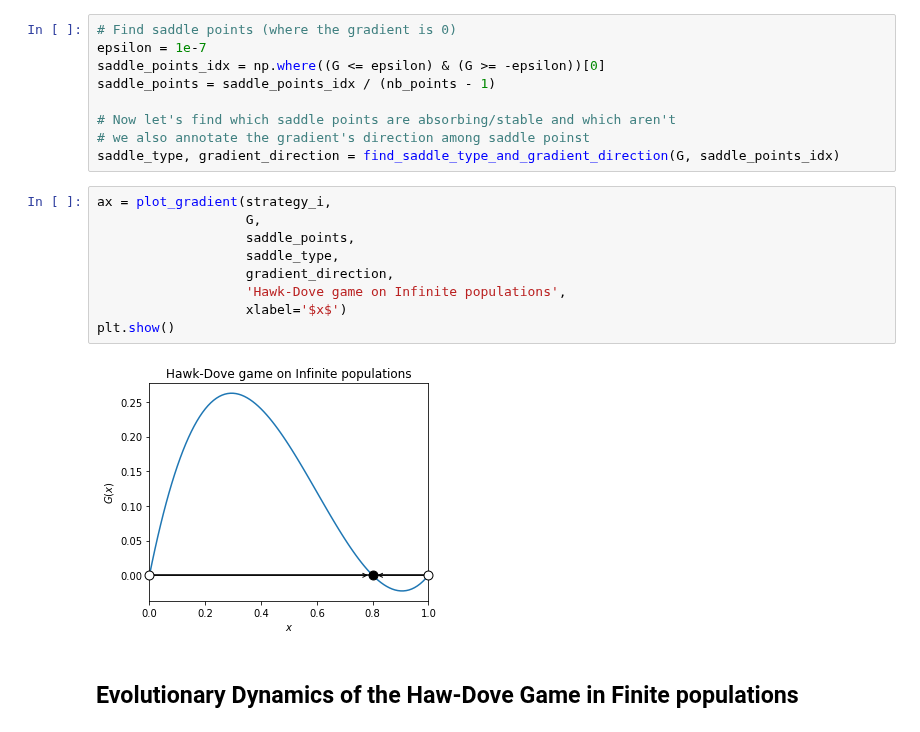
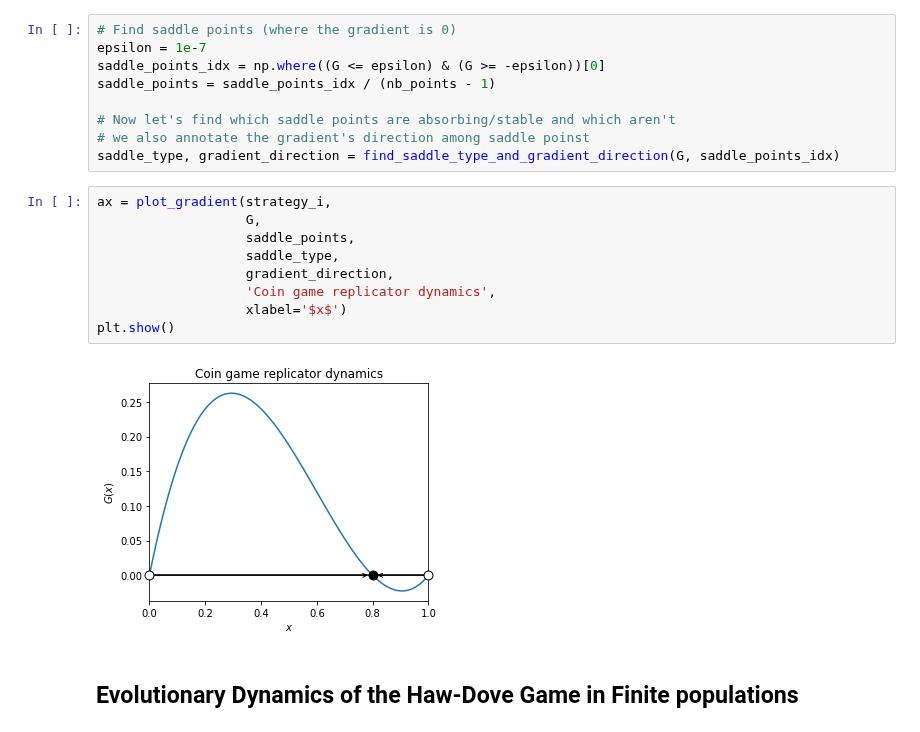
Before and after one commit to Socrats/EGTTools, a Jupyter notebook: Example.ipynb, the cells around one changed output. Drawn from its saved outputs; the diff is of its cells as text.

```diff
--- a/Example.ipynb
+++ b/Example.ipynb
@@ -52,14 +52,14 @@ saddle_type, gradient_direction = find_saddle_type_and_gradient_direction(G, sad
 # %%
 ax = plot_gradient(strategy_i,
                    G,
                    saddle_points,
                    saddle_type,
                    gradient_direction,
-                   'Hawk-Dove game on Infinite populations',
+                   'Coin game replicator dynamics',
                    xlabel='$x$')
 plt.show()
 # %% [output]
-[figure, old version]
+[figure, new version]
 # %% [markdown]
 ## Evolutionary Dynamics of the Haw-Dove Game in Finite populations
 # %% [markdown]
```
Also changed, not shown: 2 other files.
